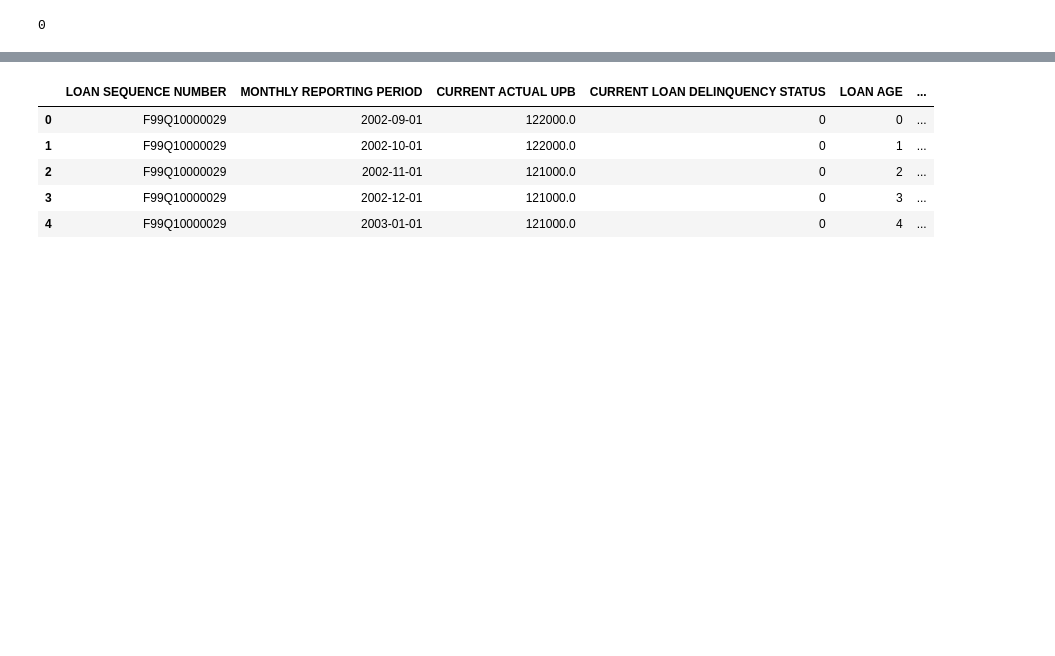
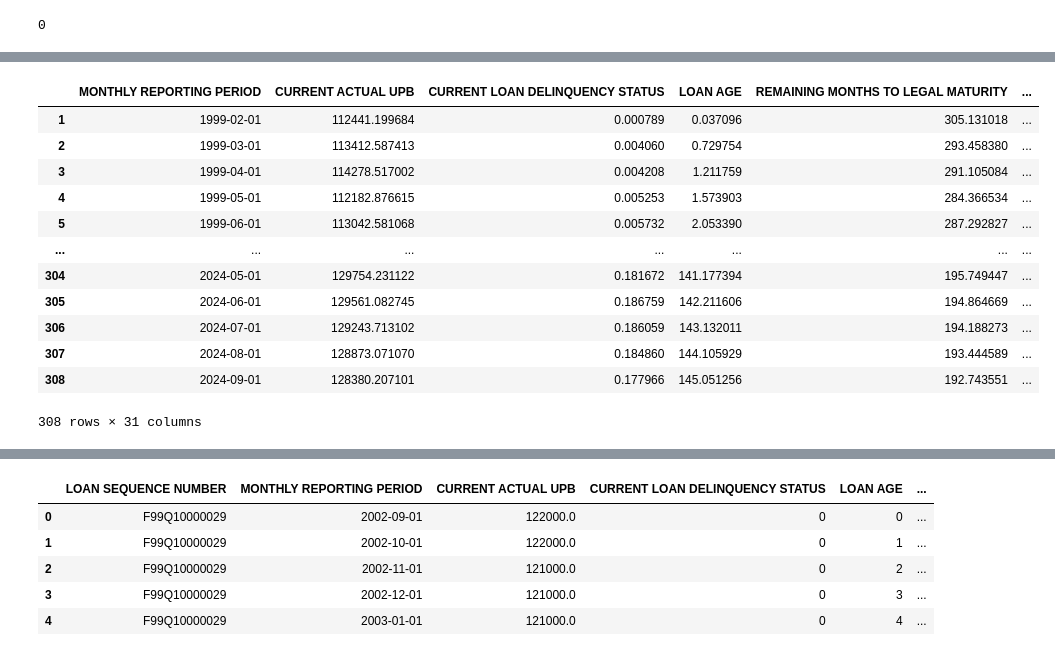
Before and after one commit to AlbertKong0827/DSGA1019Project, a Jupyter notebook: eda.ipynb, the cells around one changed output, grey strips where cells are left out. Drawn from its saved outputs; the diff is of its cells as text; code cells hidden in the pictures; blank space fills up the shorter version.

```diff
--- a/eda.ipynb
+++ b/eda.ipynb
@@ -639,0 +660,16 @@ Name: avg_adjusted_delinquency_index, Length: 309, dtype: float64
+# %%
+all_df_copy
+# %% [output]
+|  | MONTHLY REPORTING PERIOD | CURRENT ACTUAL UPB | CURRENT LOAN DELINQUENCY STATUS | LOAN AGE | REMAINING MONTHS TO LEGAL MATURITY | ... |
+| 1 | 1999-02-01 | 112441.199684 | 0.000789 | 0.037096 | 305.131018 | ... |
+| 2 | 1999-03-01 | 113412.587413 | 0.004060 | 0.729754 | 293.458380 | ... |
+| 3 | 1999-04-01 | 114278.517002 | 0.004208 | 1.211759 | 291.105084 | ... |
+| 4 | 1999-05-01 | 112182.876615 | 0.005253 | 1.573903 | 284.366534 | ... |
+| 5 | 1999-06-01 | 113042.581068 | 0.005732 | 2.053390 | 287.292827 | ... |
+| ... | ... | ... | ... | ... | ... | ... |
+| 304 | 2024-05-01 | 129754.231122 | 0.181672 | 141.177394 | 195.749447 | ... |
+| 305 | 2024-06-01 | 129561.082745 | 0.186759 | 142.211606 | 194.864669 | ... |
+| 306 | 2024-07-01 | 129243.713102 | 0.186059 | 143.132011 | 194.188273 | ... |
+| 307 | 2024-08-01 | 128873.071070 | 0.184860 | 144.105929 | 193.444589 | ... |
+| 308 | 2024-09-01 | 128380.207101 | 0.177966 | 145.051256 | 192.743551 | ... |
+308 rows × 31 columns
```
Also changed, not shown: parts of 8 cells of this notebook, 1 other file.
